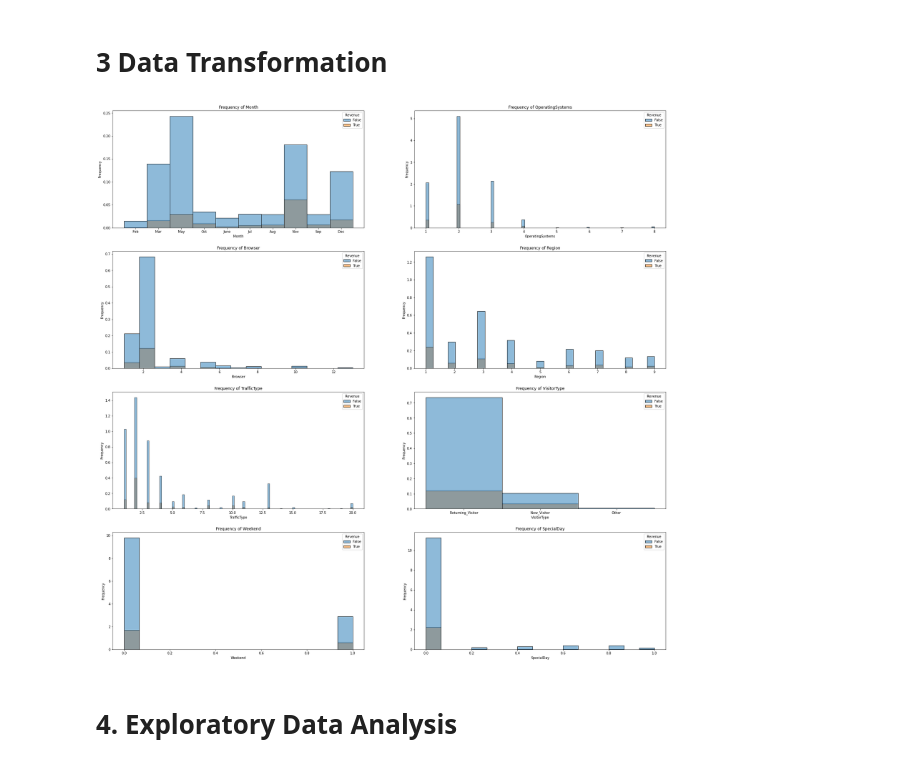
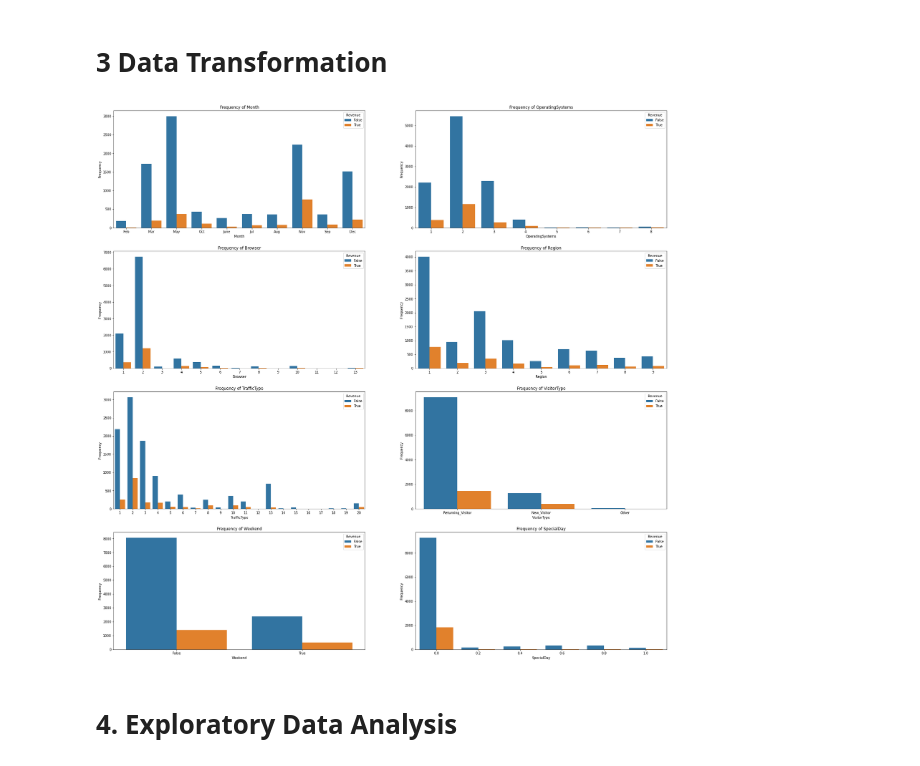
Before and after one commit to hea0516/shopping_intention_classification, a Jupyter notebook: src/data_preprocessing.ipynb, the cells around one changed output. Cells and saved outputs as stored; diff of their text form; code cells hidden in the pictures.

```diff
--- a/src/data_preprocessing.ipynb
+++ b/src/data_preprocessing.ipynb
@@ -108,20 +108,20 @@ target = data['Revenue']
 # %%
 # 3.2 Use bar plot to the distribution of categorical features
 fig, axes = plt.subplots(4, 2, figsize=(30, 30))
 
 for idx, feature in enumerate(discrete_data.columns[:len(discrete_data.columns)]):
     row = idx // 2
     col = idx % 2
     # sns.barplot(ax=axes[row,col], x='Administrative', y='Administrative_Duration', hue='Revenue', data=shopping_online)
-    sns.histplot(ax=axes[row, col], data=discrete_target_data, x=feature, stat="density", hue="Revenue")
+    # sns.barplot(ax=axes[row, col], data=discrete_target_data, x=feature, y='count', stat="density", hue="Revenue")
     # axes[row,col].bar(discrete_target_data[feature].value_counts().index, discrete_target_data[feature].value_counts().values)
+    sns.countplot(ax=axes[row, col], data=data, x=feature, hue='Revenue')
     axes[row,col].set_title('Frequency of ' + feature)
     axes[row,col].set_ylabel('Frequency')
-    # sns.countplot(data=data, x='Revenue')
     # plt.title('Sessions ended with shopping')
     # plt.xticks([0, 1], ['False', 'True'])
 # %% [output]
-[figure, old version]
+[figure, new version]
 # %%
 # 3.3 Encode Binary Categorical Data (Month, Weekend and Revenue)
 
```
Also changed, not shown: parts of 19 cells of this notebook, 1 other file.
